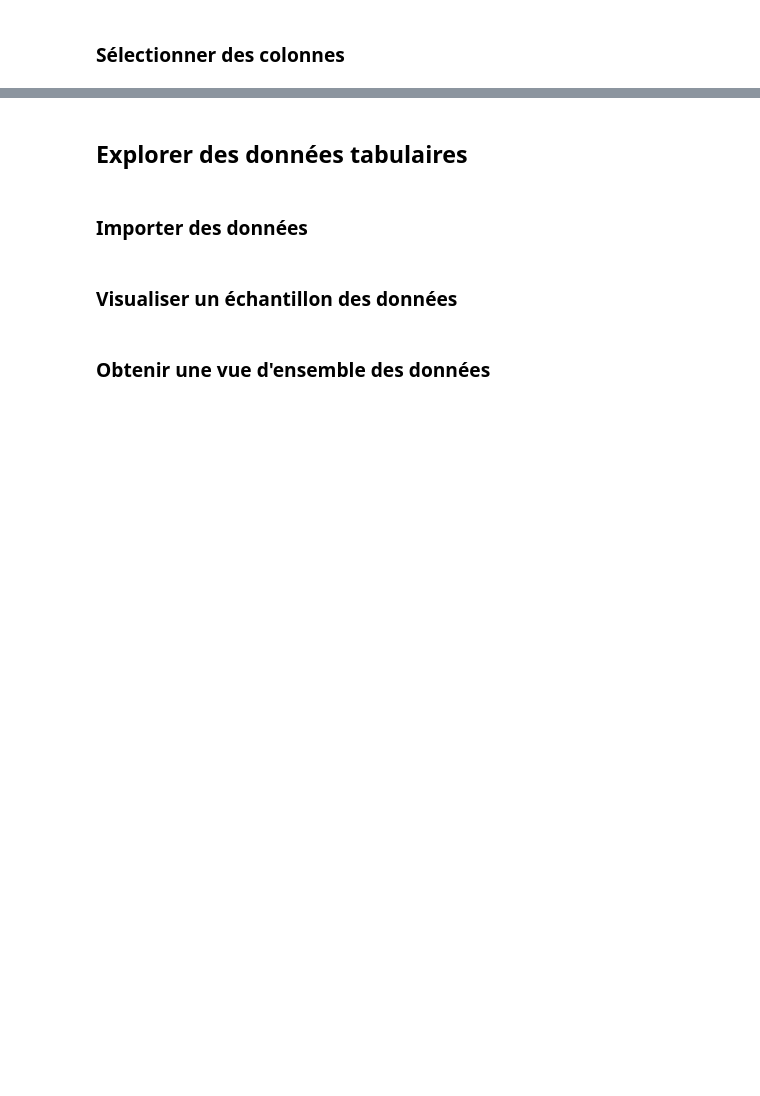
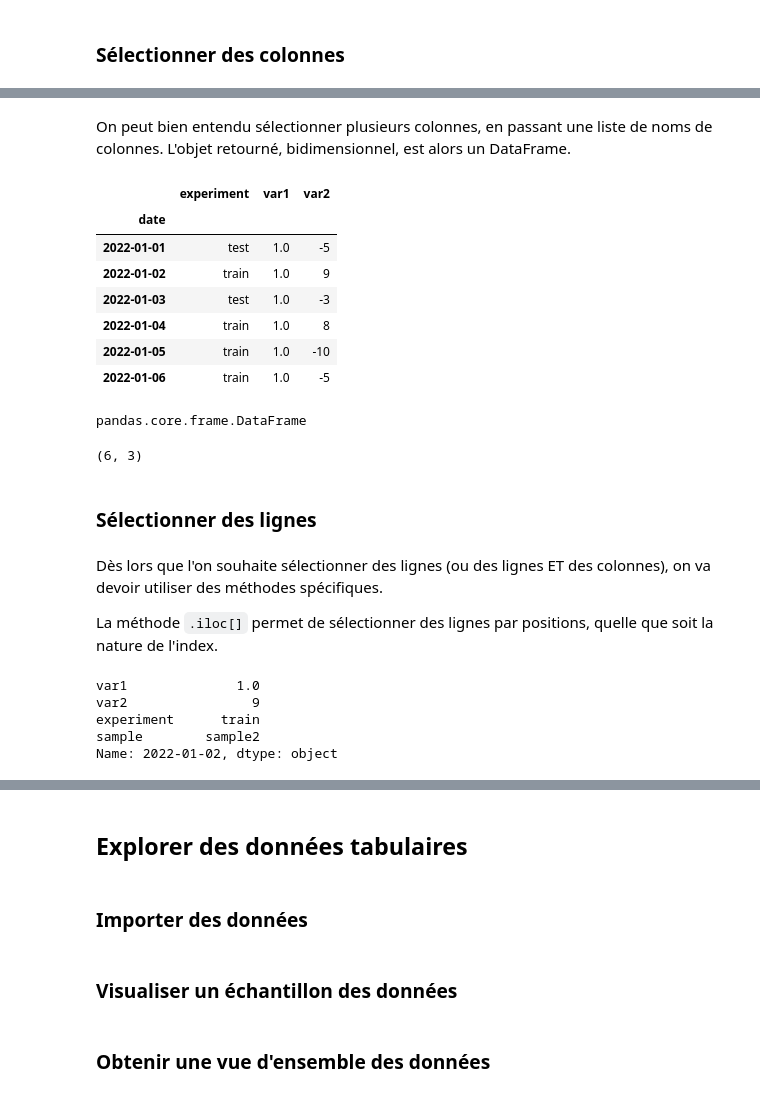
Before and after one commit to InseeFrLab/formation-python-initiation, a Jupyter notebook: source/manipulation/pandas/tutorial.ipynb, the cells around one changed output, grey strips where cells are left out. Saved outputs shown, nothing was run; the diff lists cells and outputs as text; code cells hidden in the pictures; blank space fills up the shorter version.

```diff
--- a/source/manipulation/pandas/tutorial.ipynb
+++ b/source/manipulation/pandas/tutorial.ipynb
@@ -119,0 +161,36 @@ Index(['2022-01-01', '2022-01-02', '2022-01-03', '2022-01-04', '2022-01-05'], dt
+# %% [markdown]
+On peut bien entendu sélectionner plusieurs colonnes, en passant une liste de noms de colonnes. L'objet retourné, bidimensionnel, est alors un DataFrame.
+# %%
+subdf = df[["experiment", "var1", "var2"]]
+subdf
+# %% [output]
+|  | experiment | var1 | var2 |
+| date |  |  |  |
+| 2022-01-01 | test | 1.0 | -5 |
+| 2022-01-02 | train | 1.0 | 9 |
+| 2022-01-03 | test | 1.0 | -3 |
+| 2022-01-04 | train | 1.0 | 8 |
+| 2022-01-05 | train | 1.0 | -10 |
+| 2022-01-06 | train | 1.0 | -5 |
+# %%
+type(subdf)
+# %% [output]
+pandas.core.frame.DataFrame
+# %%
+subdf.shape
+# %% [output]
+(6, 3)
+# %% [markdown]
+### Sélectionner des lignes
+# %% [markdown]
+Dès lors que l'on souhaite sélectionner des lignes (ou des lignes ET des colonnes), on va devoir utiliser des méthodes spécifiques.
+
+La méthode `.iloc[]` permet de sélectionner des lignes par positions, quelle que soit la nature de l'index.
+# %%
+df.iloc[1]
+# %% [output]
+var1              1.0
+var2                9
+experiment      train
+sample        sample2
+Name: 2022-01-02, dtype: object
```
Also changed, not shown: parts of 39 cells of this notebook.
